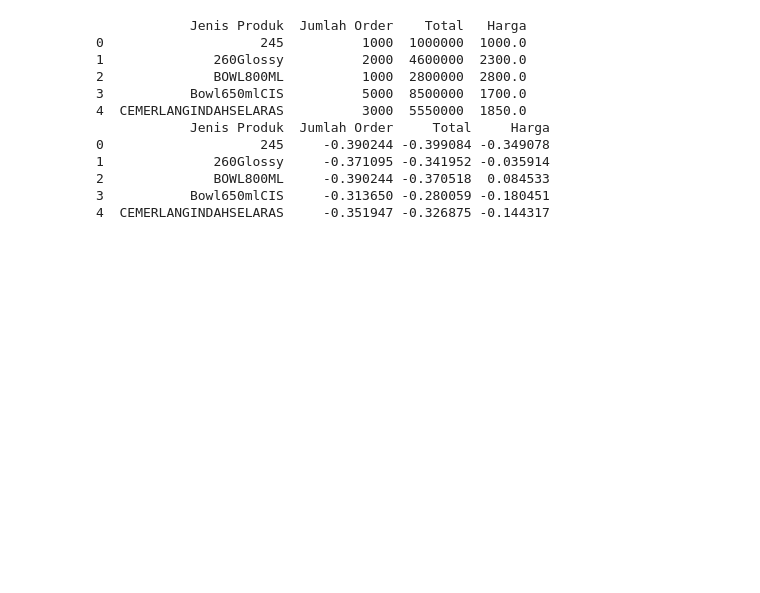
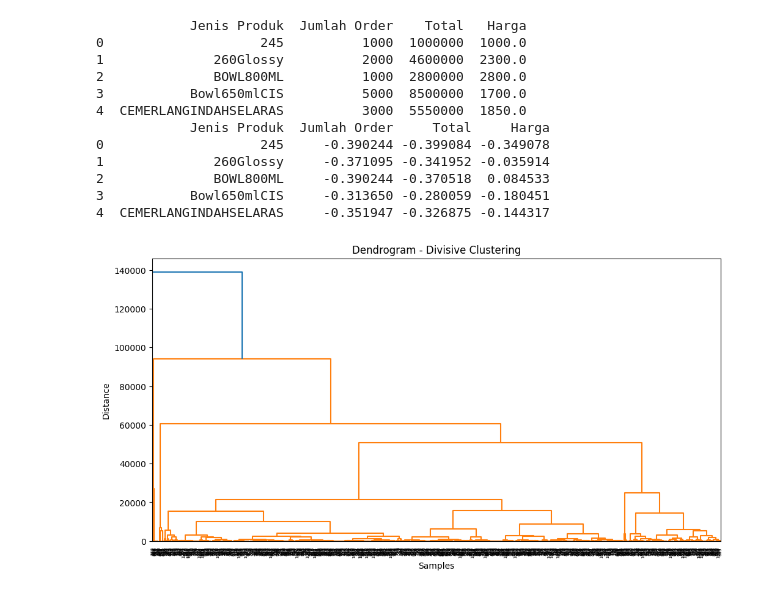
Before and after one commit to izamrosiawan/ss-code-semester-3, a Jupyter notebook: infrastruktur-dan-platform-untuk-sains-data/minggu-9/kelompok-6/kelompok_6_clustering.ipynb, the cells around one changed output. Saved outputs shown, nothing was run; the diff lists cells and outputs as text; code cells hidden in the pictures; blank space fills up the shorter version.

```diff
--- a/infrastruktur-dan-platform-untuk-sains-data/minggu-9/kelompok-6/kelompok_6_clustering.ipynb
+++ b/infrastruktur-dan-platform-untuk-sains-data/minggu-9/kelompok-6/kelompok_6_clustering.ipynb
@@ -37,0 +31,5 @@ df.head()
+# %%
+path = '/content/data_penjualan.csv'
+df = pd.read_csv(path, delimiter=';')
+
+df.head()
@@ -77,0 +87,17 @@ print(aggr_df_scaled.head())
+# %%
+# Encode kolom kategori
+le = LabelEncoder()
+df['Jenis Produk'] = le.fit_transform(df['Jenis Produk'])
+
+# Pilih fitur terbaik
+data_for_clustering = df[['Jenis Produk', 'Jumlah Order', 'Harga']]
+
+# Plot dendrogram
+plt.figure(figsize=(12, 6))
+dendrogram = sch.dendrogram(sch.linkage(data_for_clustering, method='ward'))
+plt.title("Dendrogram - Divisive Clustering")
+plt.xlabel("Samples")
+plt.ylabel("Distance")
+plt.show()
+# %% [output]
+[figure, added]
```
Also changed, not shown: parts of 4 cells of this notebook.
